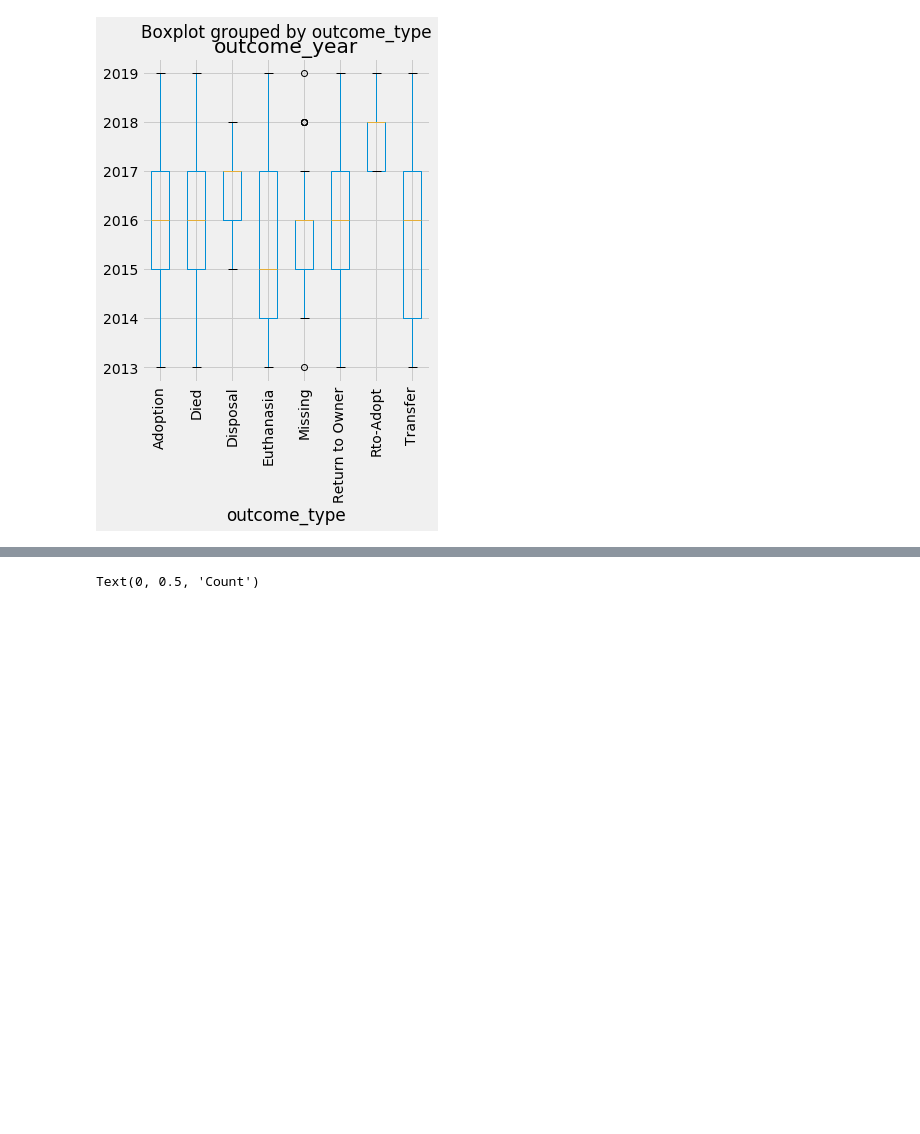
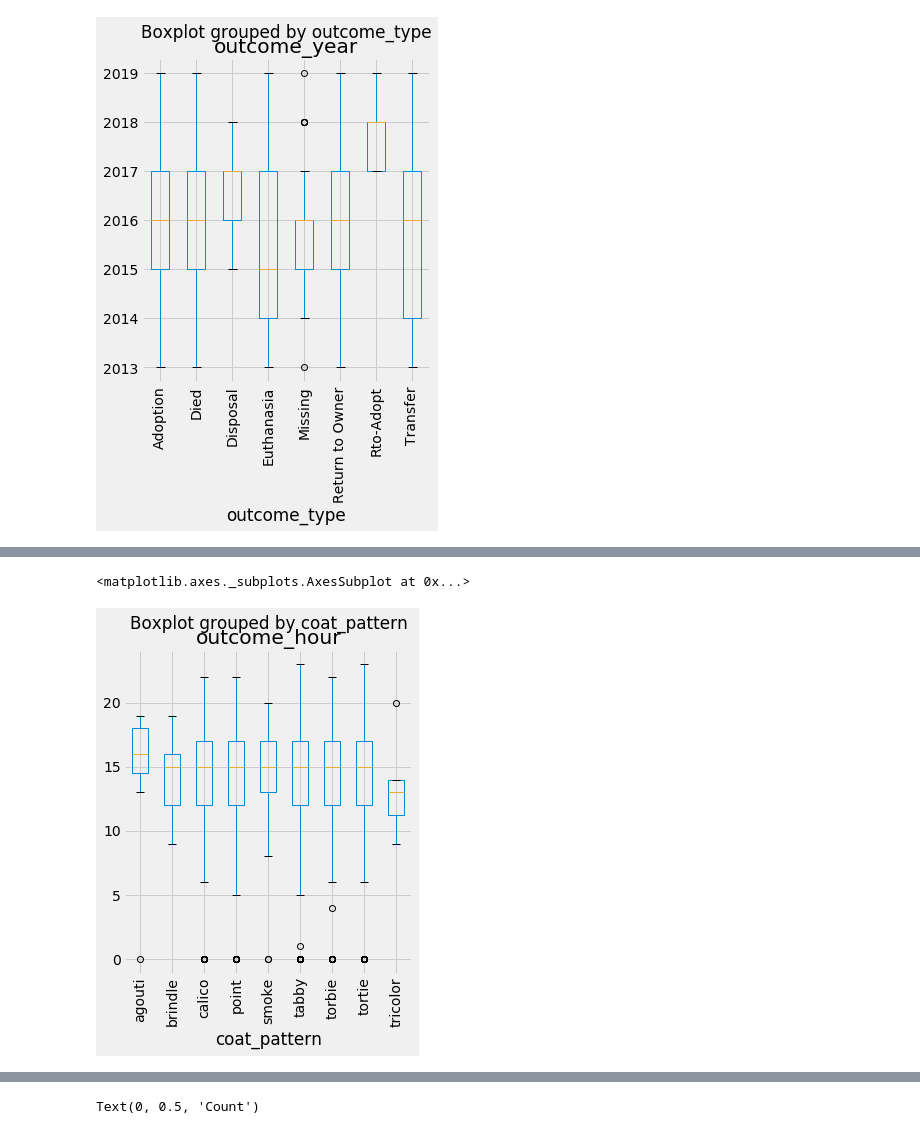
Before and after one commit to albertsaave/scs_3251_project, a Jupyter notebook: hugh-acc-shelter-cats.ipynb, the cells around one changed output, grey strips where cells are left out. Cells and saved outputs as stored; diff of their text form; code cells hidden in the pictures; blank space fills up the shorter version.

```diff
--- a/hugh-acc-shelter-cats.ipynb
+++ b/hugh-acc-shelter-cats.ipynb
@@ -252,3 +261,12 @@ array(['Adoption', 'Adoption', 'Adoption', ..., 'Transfer', 'Transfer',
+# %%
+cats_df['adopted'] = np.where(cats_df['outcome_type'].str.contains('Adoption'), 1, 0)
+cats_df['died'] = np.where(cats_df['outcome_type'].str.contains('Died'), 1, 0)
+cats_df['returned'] = np.where(cats_df['outcome_type'].str.contains('Return to Owner'), 1, 0)
+cats_df['transferred'] = np.where(cats_df['outcome_type'].str.contains('Transfer'), 1, 0)
+cats_df['euthanised'] = np.where(cats_df['outcome_type'].str.contains('Euthanasia'), 1, 0)
+cats_df['rto-adopted'] = np.where(cats_df['outcome_type'].str.contains('Rto-Adopt'), 1, 0)
+cats_df['missing'] = np.where(cats_df['outcome_type'].str.contains('Missing'), 1, 0)
+cats_df['disposed'] = np.where(cats_df['outcome_type'].str.contains('Disposal'), 1, 0)
 # %%
 cats_df.head()
 # %% [output]
@@ -334,0 +358,5 @@ cats_df.boxplot('outcome_year','outcome_type',rot = 90,figsize=(5,6))
+# %%
+cats_df.boxplot('outcome_hour','coat_pattern',rot = 90,figsize=(5,6))
+# %% [output]
+<matplotlib.axes._subplots.AxesSubplot at 0x...>
+[figure, added]
```
Also changed, not shown: parts of 23 cells of this notebook.
